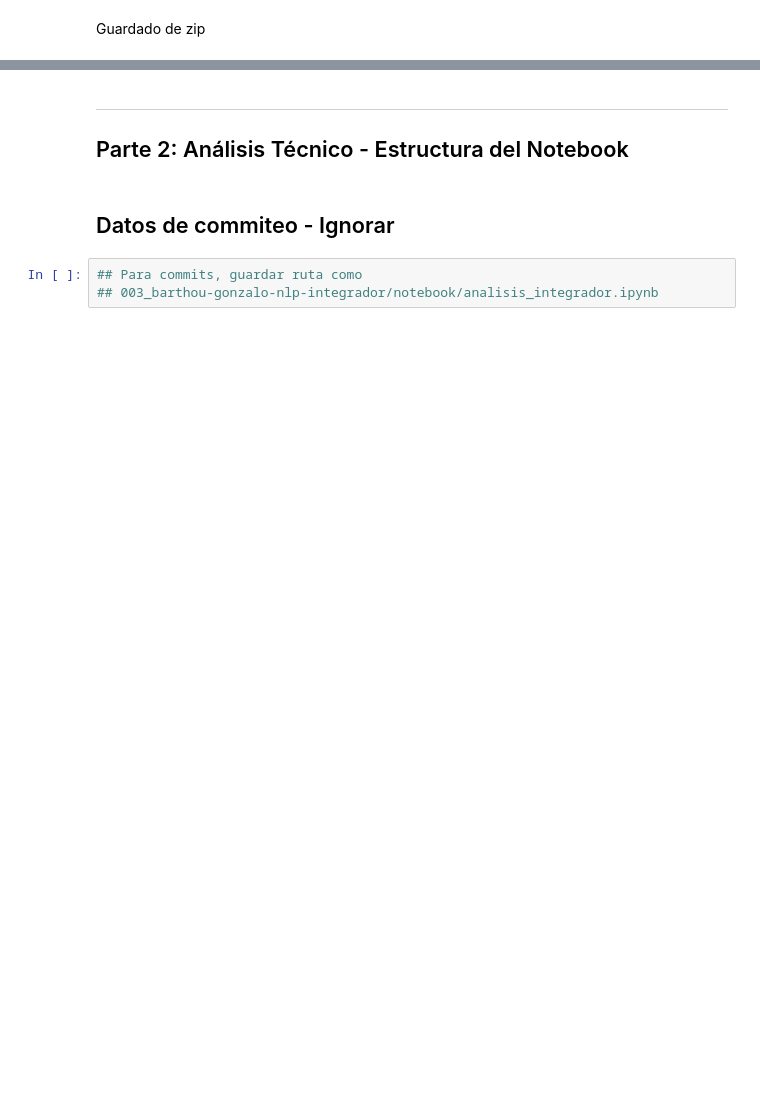
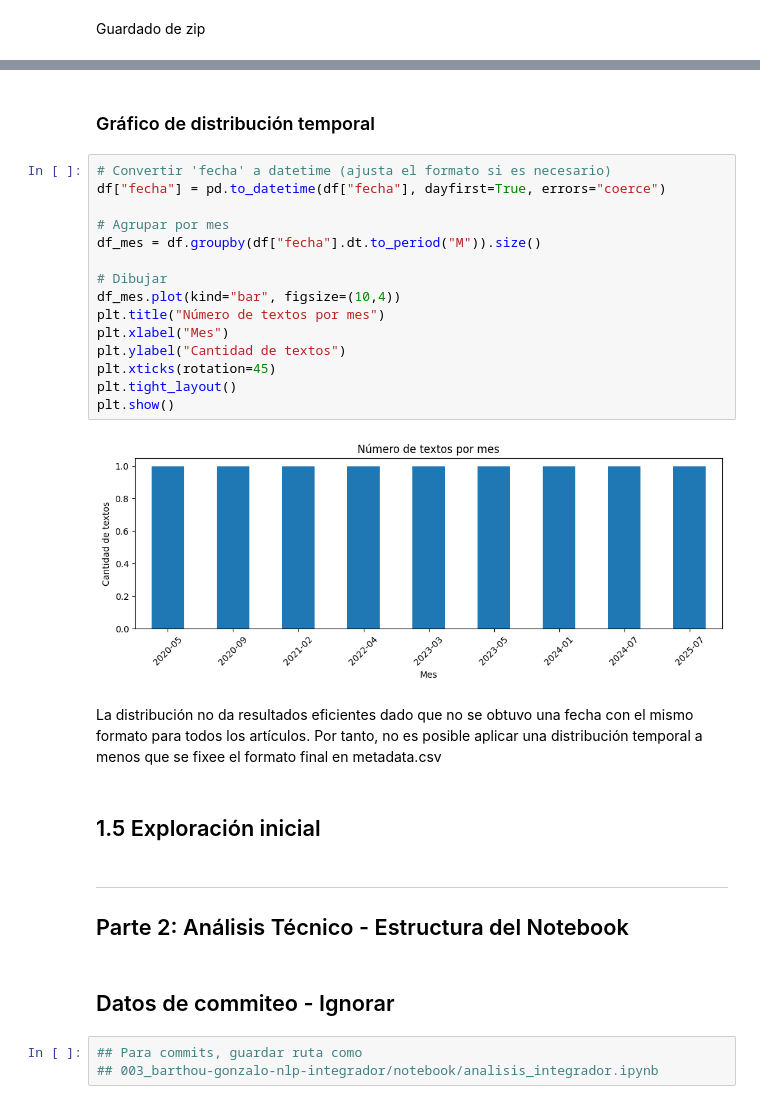
Before and after one commit to gimb99/PDH_BARTHOU_GONZALO, a Jupyter notebook: 003_barthou-gonzalo-nlp-integrador/notebook/analisis_integrador.ipynb, the cells around one changed output, grey strips where cells are left out. Cells and saved outputs as stored; diff of their text form; blank space fills up the shorter version.

```diff
--- a/003_barthou-gonzalo-nlp-integrador/notebook/analisis_integrador.ipynb
+++ b/003_barthou-gonzalo-nlp-integrador/notebook/analisis_integrador.ipynb
@@ -228,3 +386,26 @@ df.to_csv("metadata.csv", index=False)
+# %% [markdown]
+### Gráfico de distribución temporal
+# %%
+# Convertir 'fecha' a datetime (ajusta el formato si es necesario)
+df["fecha"] = pd.to_datetime(df["fecha"], dayfirst=True, errors="coerce")
+
+# Agrupar por mes
+df_mes = df.groupby(df["fecha"].dt.to_period("M")).size()
+
+# Dibujar
+df_mes.plot(kind="bar", figsize=(10,4))
+plt.title("Número de textos por mes")
+plt.xlabel("Mes")
+plt.ylabel("Cantidad de textos")
+plt.xticks(rotation=45)
+plt.tight_layout()
+plt.show()
+# %% [output]
+[figure, added]
+# %% [markdown]
+La distribución no da resultados eficientes dado que no se obtuvo una fecha con el mismo formato para todos los artículos. Por tanto, no es posible aplicar una distribución temporal a menos que se fixee el formato final en metadata.csv
+# %% [markdown]
+## 1.5 Exploración inicial
 # %% [markdown]
 ---
 
```
Also changed, not shown: parts of 26 cells of this notebook.
